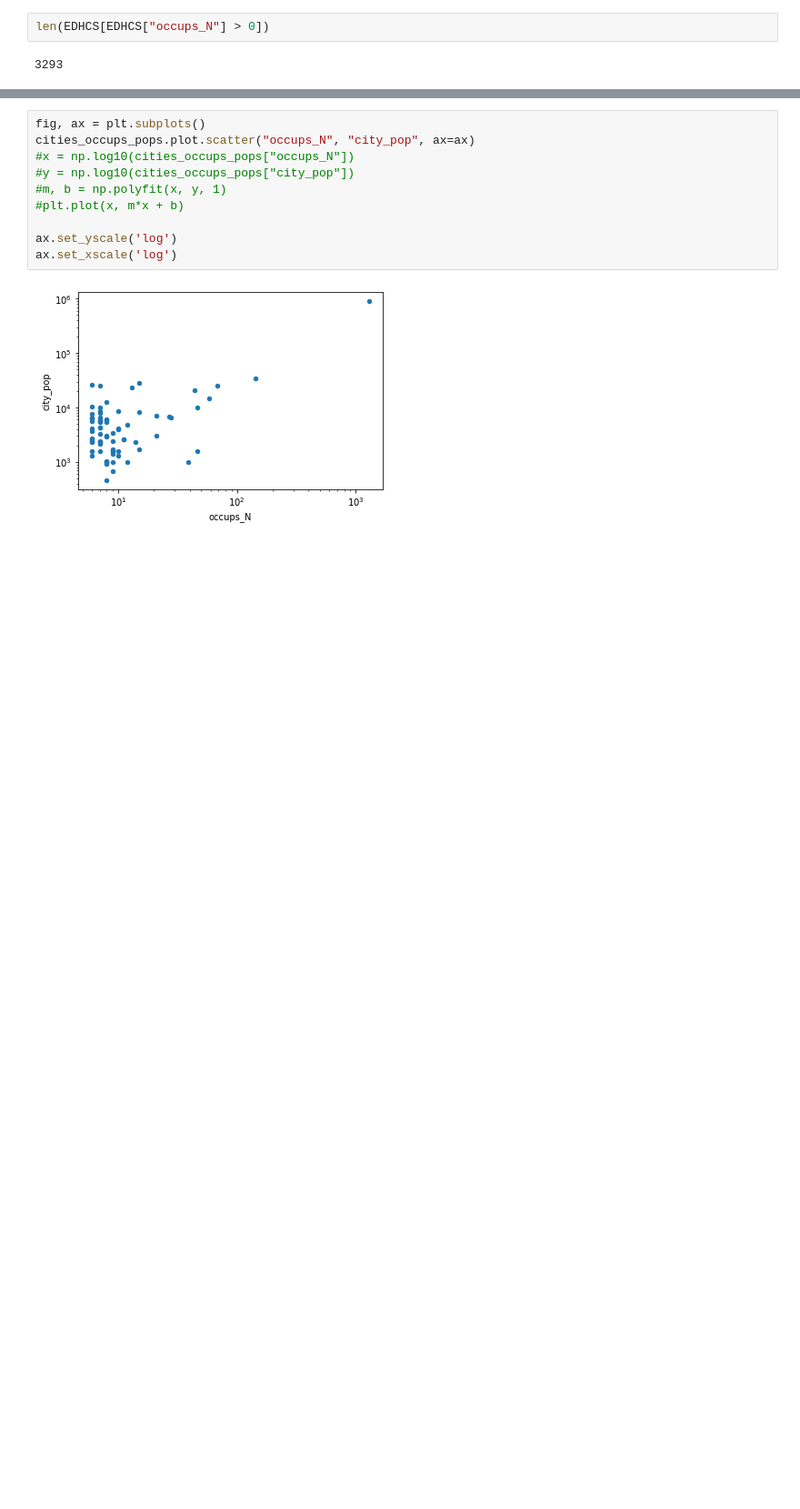
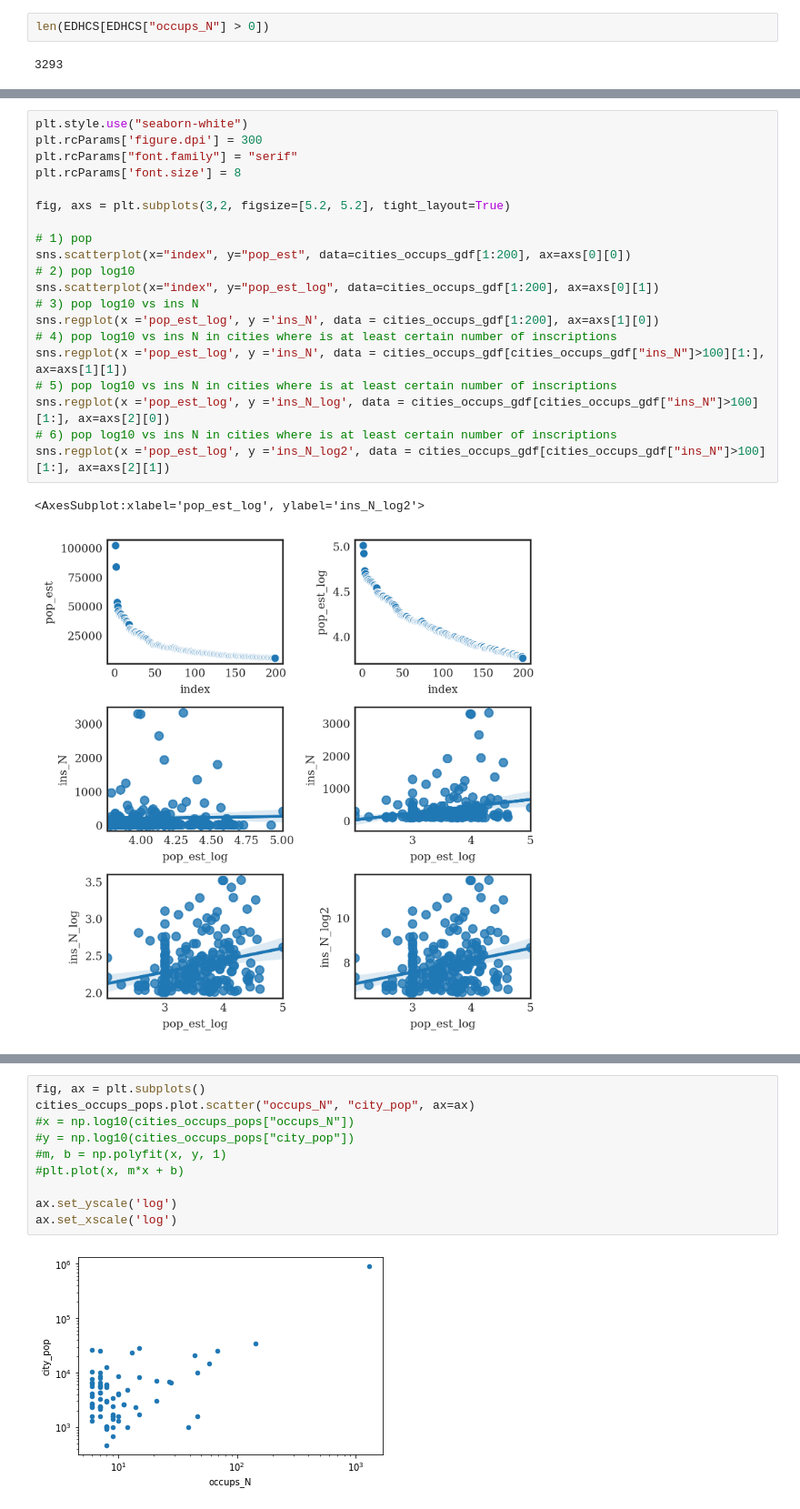
Before and after one commit to sdam-au/social_diversity, a Jupyter notebook: scripts/5_OCCUPS-TIGHTNESS.ipynb, the cells around one changed output, grey strips where cells are left out. Shown at 91% size. Saved outputs shown, nothing was run; the diff lists cells and outputs as text; blank space fills up the shorter version.

```diff
--- a/scripts/5_OCCUPS-TIGHTNESS.ipynb
+++ b/scripts/5_OCCUPS-TIGHTNESS.ipynb
@@ -87,0 +185,23 @@ cities_occups_pops = cities_occups_pops[cities_occups_pops["Country"]=="Italy"]
+# %%
+plt.style.use("seaborn-white")
+plt.rcParams['figure.dpi'] = 300
+plt.rcParams["font.family"] = "serif"
+plt.rcParams['font.size'] = 8
+
+fig, axs = plt.subplots(3,2, figsize=[5.2, 5.2], tight_layout=True)
+
+# 1) pop
+sns.scatterplot(x="index", y="pop_est", data=cities_occups_gdf[1:200], ax=axs[0][0])
+# 2) pop log10
+sns.scatterplot(x="index", y="pop_est_log", data=cities_occups_gdf[1:200], ax=axs[0][1])
+# 3) pop log10 vs ins N
+sns.regplot(x ='pop_est_log', y ='ins_N', data = cities_occups_gdf[1:200], ax=axs[1][0])
+# 4) pop log10 vs ins N in cities where is at least certain number of inscriptions
+sns.regplot(x ='pop_est_log', y ='ins_N', data = cities_occups_gdf[cities_occups_gdf["ins_N"]>100][1:], ax=axs[1][1])
+# 5) pop log10 vs ins N in cities where is at least certain number of inscriptions
+sns.regplot(x ='pop_est_log', y ='ins_N_log', data = cities_occups_gdf[cities_occups_gdf["ins_N"]>100][1:], ax=axs[2][0])
+# 6) pop log10 vs ins N in cities where is at least certain number of inscriptions
+sns.regplot(x ='pop_est_log', y ='ins_N_log2', data = cities_occups_gdf[cities_occups_gdf["ins_N"]>100][1:], ax=axs[2][1])
+# %% [output]
+<AxesSubplot:xlabel='pop_est_log', ylabel='ins_N_log2'>
+[figure, added]
```
Also changed, not shown: parts of 41 cells of this notebook.
